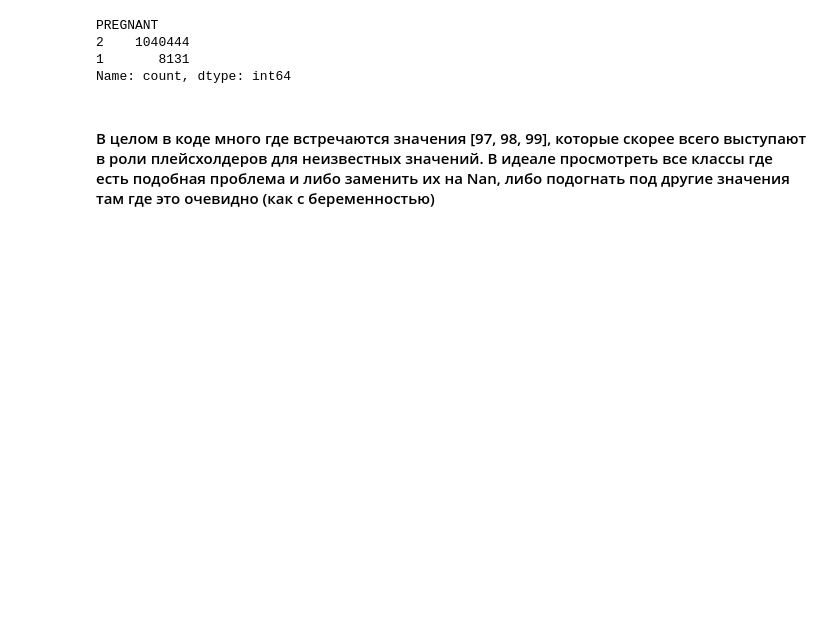
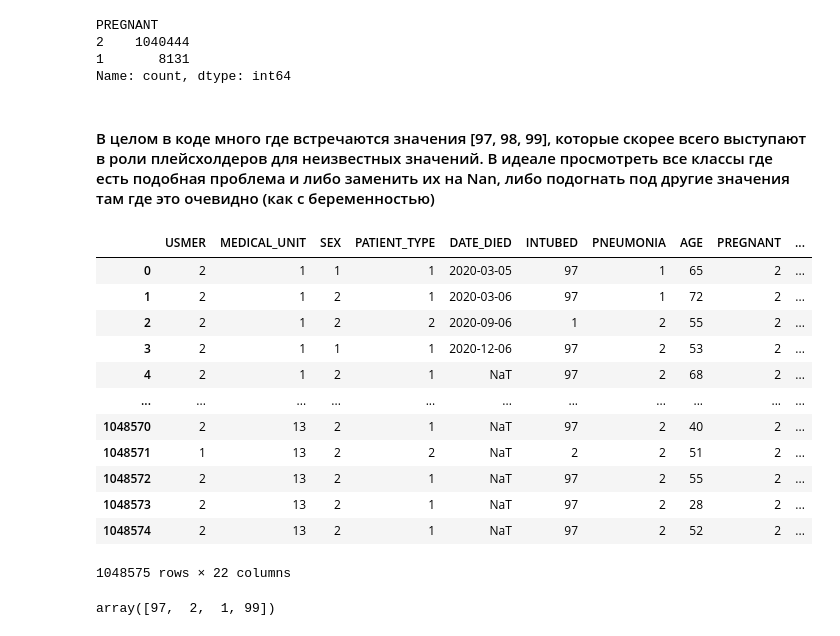
Before and after one commit to logickoff123/Analyzing-data, a Jupyter notebook: covid.ipynb, the cells around one changed output. Saved outputs shown, nothing was run; the diff lists cells and outputs as text; code cells hidden in the pictures; blank space fills up the shorter version.

```diff
--- a/covid.ipynb
+++ b/covid.ipynb
@@ -361,3 +300,23 @@ PREGNANT
 Name: count, dtype: int64
 # %% [markdown]
 #### В целом в коде много где встречаются значения [97, 98, 99], которые скорее всего выступают в роли плейсхолдеров для неизвестных значений. В идеале просмотреть все классы где есть подобная проблема и либо заменить их на Nan, либо подогнать под другие значения там где это очевидно (как с беременностью)
+# %%
+df
+# %% [output]
+|  | USMER | MEDICAL_UNIT | SEX | PATIENT_TYPE | DATE_DIED | INTUBED | PNEUMONIA | AGE | PREGNANT | ... |
+| 0 | 2 | 1 | 1 | 1 | 2020-03-05 | 97 | 1 | 65 | 2 | ... |
+| 1 | 2 | 1 | 2 | 1 | 2020-03-06 | 97 | 1 | 72 | 2 | ... |
+| 2 | 2 | 1 | 2 | 2 | 2020-09-06 | 1 | 2 | 55 | 2 | ... |
+| 3 | 2 | 1 | 1 | 1 | 2020-12-06 | 97 | 2 | 53 | 2 | ... |
+| 4 | 2 | 1 | 2 | 1 | NaT | 97 | 2 | 68 | 2 | ... |
+| ... | ... | ... | ... | ... | ... | ... | ... | ... | ... | ... |
+| 1048570 | 2 | 13 | 2 | 1 | NaT | 97 | 2 | 40 | 2 | ... |
+| 1048571 | 1 | 13 | 2 | 2 | NaT | 2 | 2 | 51 | 2 | ... |
+| 1048572 | 2 | 13 | 2 | 1 | NaT | 97 | 2 | 55 | 2 | ... |
+| 1048573 | 2 | 13 | 2 | 1 | NaT | 97 | 2 | 28 | 2 | ... |
+| 1048574 | 2 | 13 | 2 | 1 | NaT | 97 | 2 | 52 | 2 | ... |
+1048575 rows × 22 columns
+# %%
+df['ICU'] .unique()
+# %% [output]
+array([97,  2,  1, 99])
```
Also changed, not shown: parts of 14 cells of this notebook.
